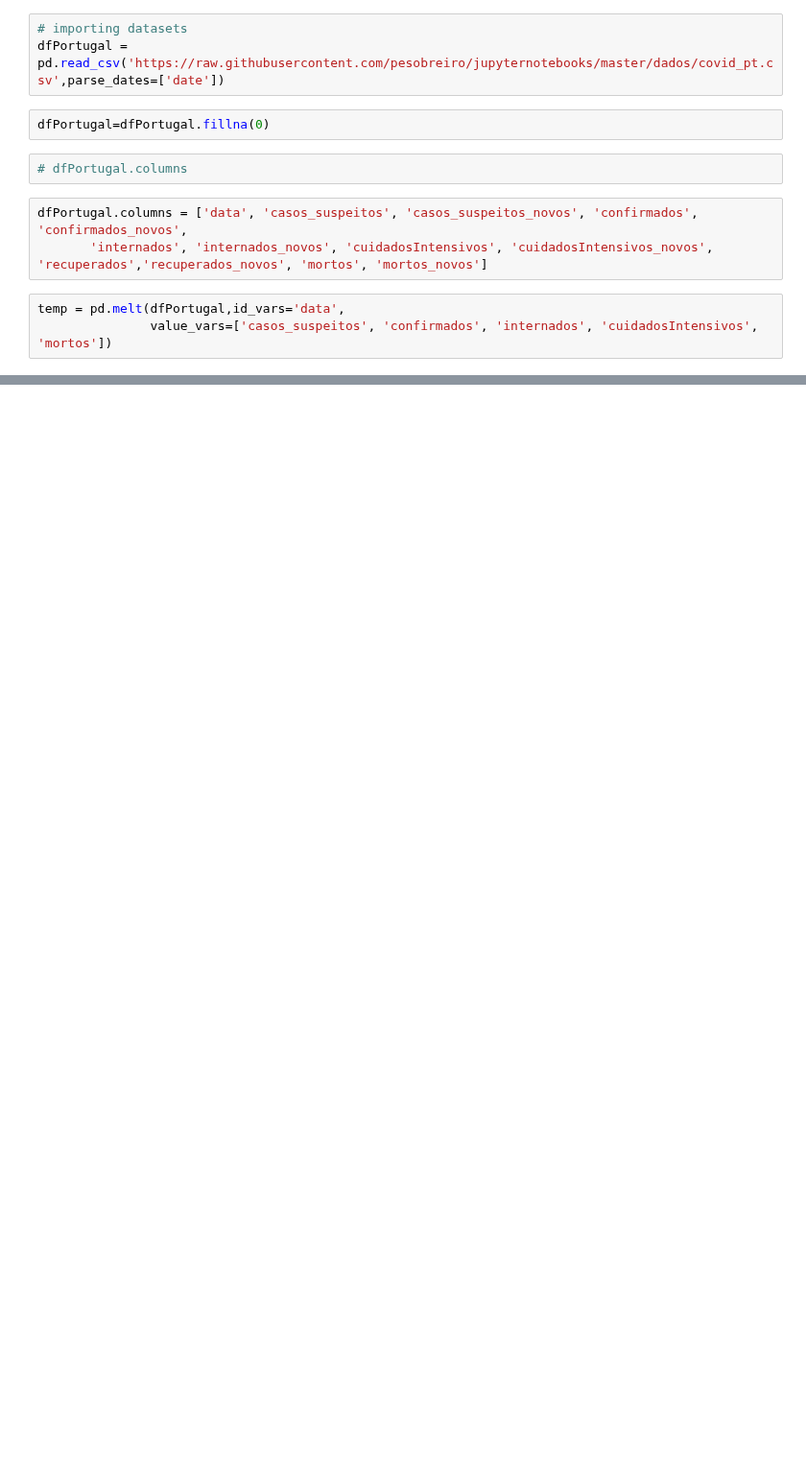
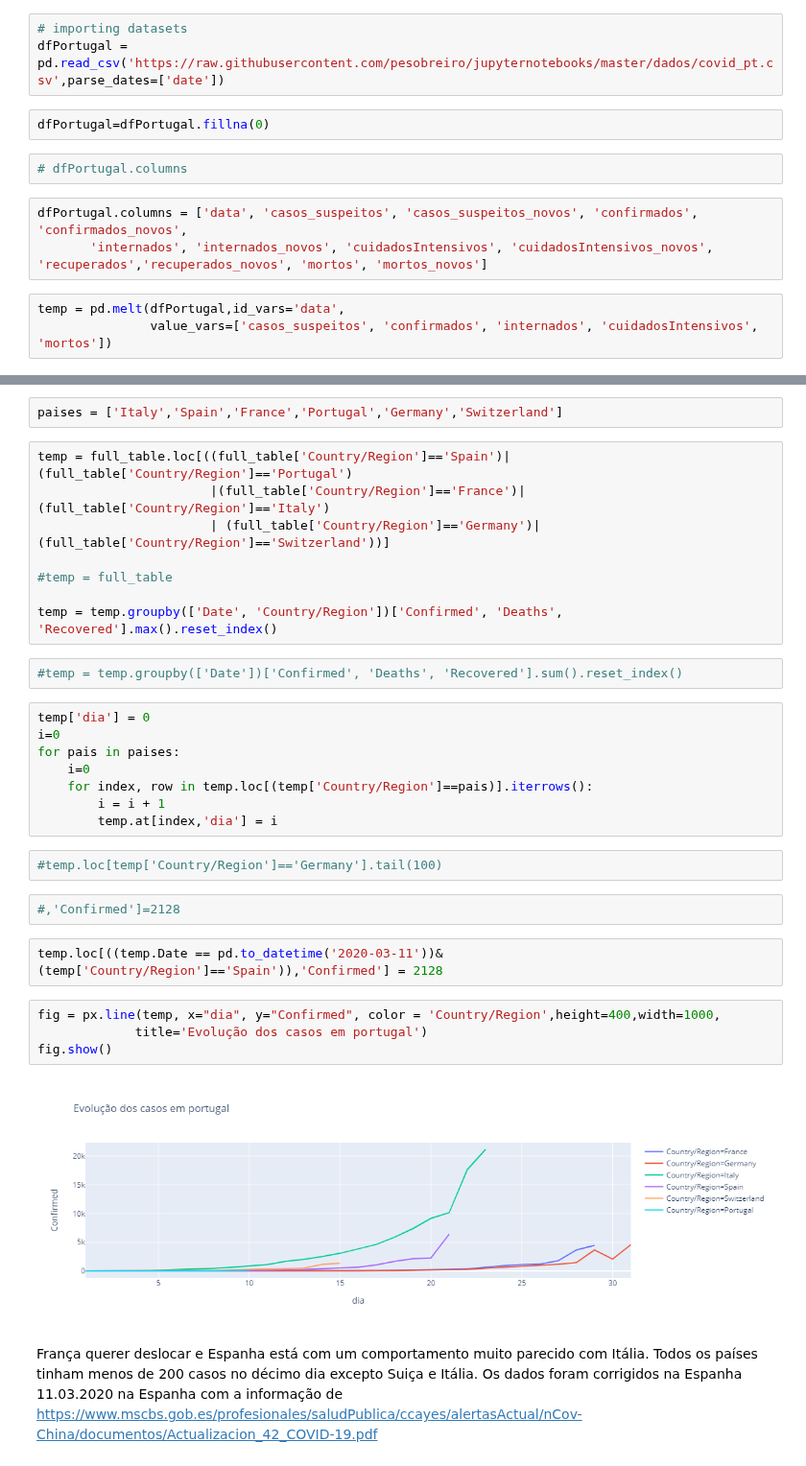
Before and after one commit to pesobreiro/jupyternotebooks, a Jupyter notebook: analysis/Covid-19.ipynb, the cells around one changed output, grey strips where cells are left out. Shown at 96% size. Saved outputs shown, nothing was run; the diff lists cells and outputs as text; blank space fills up the shorter version.

```diff
--- a/analysis/Covid-19.ipynb
+++ b/analysis/Covid-19.ipynb
@@ -232,0 +180,35 @@ fig.show()
+# %%
+paises = ['Italy','Spain','France','Portugal','Germany','Switzerland']
+# %%
+temp = full_table.loc[((full_table['Country/Region']=='Spain')| (full_table['Country/Region']=='Portugal')
+                       |(full_table['Country/Region']=='France')| (full_table['Country/Region']=='Italy')
+                       | (full_table['Country/Region']=='Germany')| (full_table['Country/Region']=='Switzerland'))]
+
+#temp = full_table
+
+temp = temp.groupby(['Date', 'Country/Region'])['Confirmed', 'Deaths', 'Recovered'].max().reset_index()
+# %%
+#temp = temp.groupby(['Date'])['Confirmed', 'Deaths', 'Recovered'].sum().reset_index()
+# %%
+temp['dia'] = 0
+i=0
+for pais in paises:
+    i=0
+    for index, row in temp.loc[(temp['Country/Region']==pais)].iterrows():
+        i = i + 1
+        temp.at[index,'dia'] = i
+# %%
+#temp.loc[temp['Country/Region']=='Germany'].tail(100)
+# %%
+#,'Confirmed']=2128
+# %%
+temp.loc[((temp.Date == pd.to_datetime('2020-03-11'))&(temp['Country/Region']=='Spain')),'Confirmed'] = 2128
+# %%
+fig = px.line(temp, x="dia", y="Confirmed", color = 'Country/Region',height=400,width=1000,
+             title='Evolução dos casos em portugal')
+fig.show()
+# %% [output]
+[figure, added]
+# %% [markdown]
+França querer deslocar e Espanha está com um comportamento muito parecido com Itália. Todos os países tinham menos de 200 casos no décimo dia excepto Suiça e Itália.
+Os dados foram corrigidos na Espanha 11.03.2020 na Espanha com a informação de https://www.mscbs.gob.es/profesionales/saludPublica/ccayes/alertasActual/nCov-China/documentos/Actualizacion_42_COVID-19.pdf
```
Also changed, not shown: parts of 16 cells of this notebook.
